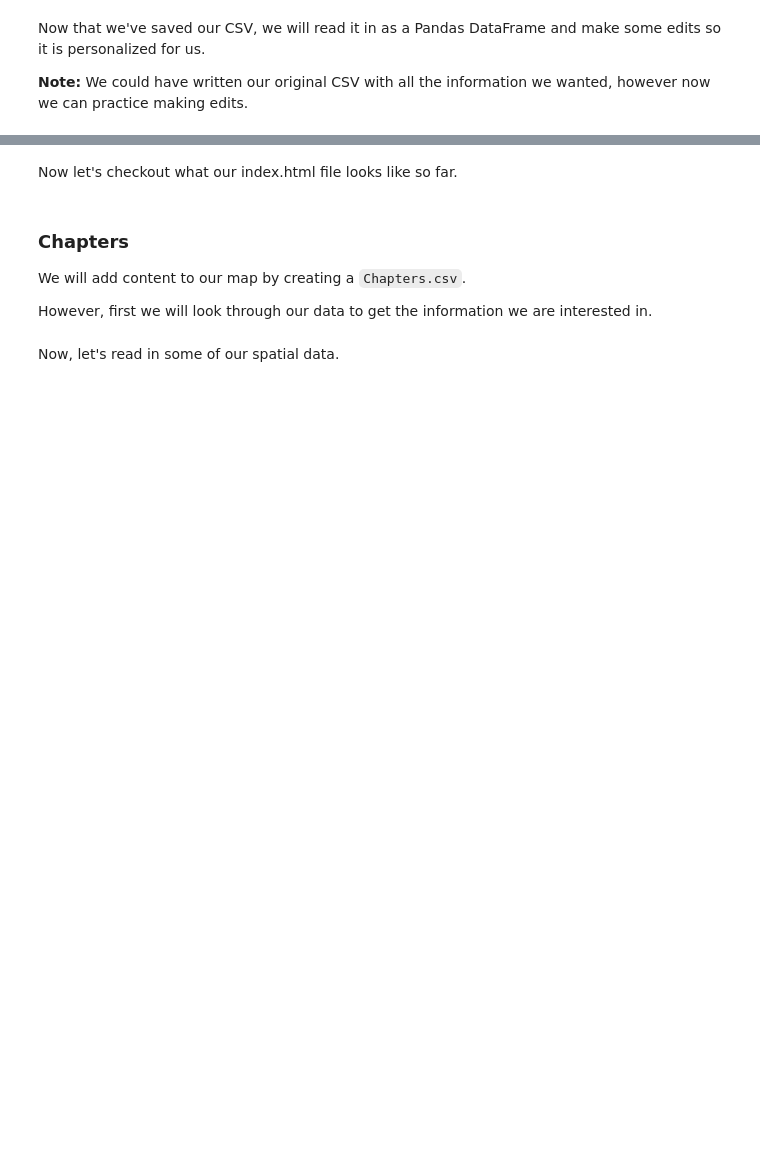
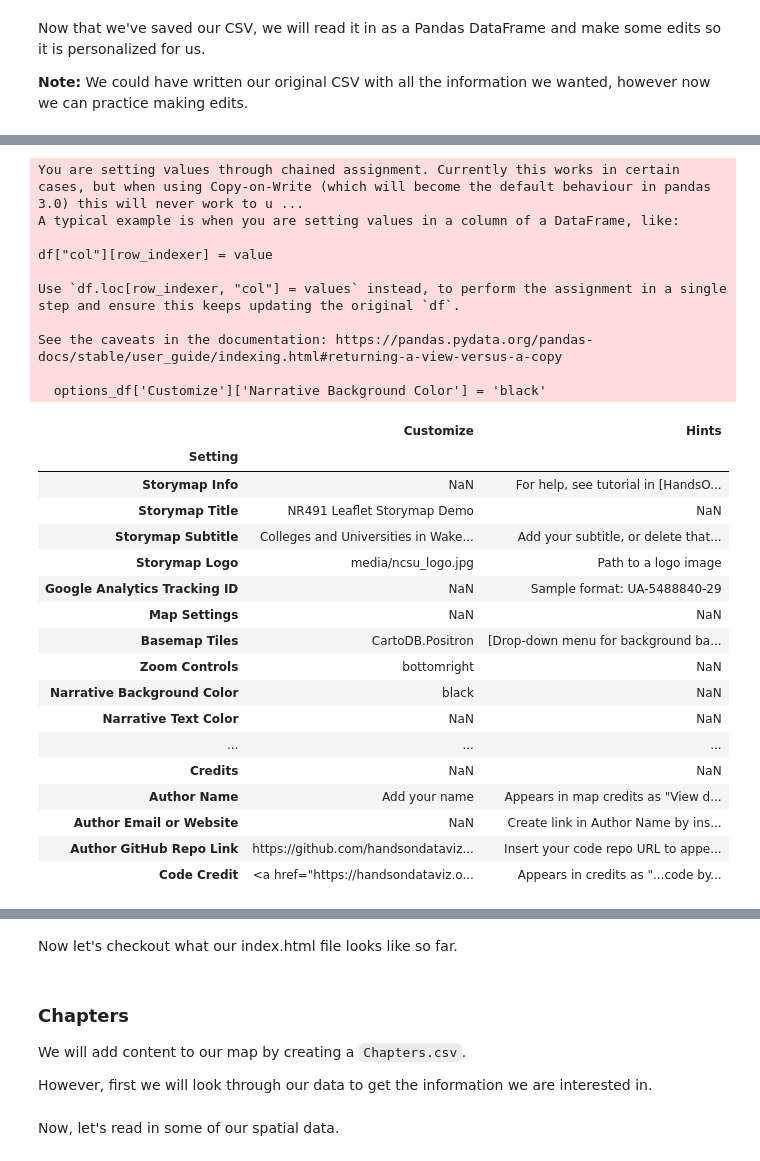
Before and after one commit to cedarcakes/GIS495_storymap_prac, a Jupyter notebook: storymap.ipynb, the cells around one changed output, grey strips where cells are left out. Saved outputs shown, nothing was run; the diff lists cells and outputs as text; code cells hidden in the pictures; blank space fills up the shorter version.

```diff
--- a/storymap.ipynb
+++ b/storymap.ipynb
@@ -140,10 +159,39 @@ options_df
 # %%
 # we will index to the specific entry we want to edit using df[col][row] indexing.
 # we read in the df with the first column as our index to make this easier for ourselves
 
 # here, we are changing the background color of our narative bar
-options_df['Customize']['Narrative Background Color'] = 'lightgray'
+options_df['Customize']['Narrative Background Color'] = 'black'
 
 options_df
+# %% [output]
+You are setting values through chained assignment. Currently this works in certain cases, but when using Copy-on-Write (which will become the default behaviour in pandas 3.0) this will never work to u ...
+A typical example is when you are setting values in a column of a DataFrame, like:
+
+df["col"][row_indexer] = value
+
+Use `df.loc[row_indexer, "col"] = values` instead, to perform the assignment in a single step and ensure this keeps updating the original `df`.
+
+See the caveats in the documentation: https://pandas.pydata.org/pandas-docs/stable/user_guide/indexing.html#returning-a-view-versus-a-copy
+
+  options_df['Customize']['Narrative Background Color'] = 'black'
+|  | Customize | Hints |
+| Setting |  |  |
+| Storymap Info | NaN | For help, see tutorial in [HandsO... |
+| Storymap Title | NR491 Leaflet Storymap Demo | NaN |
+| Storymap Subtitle | Colleges and Universities in Wake... | Add your subtitle, or delete that... |
+| Storymap Logo | media/ncsu_logo.jpg | Path to a logo image |
+| Google Analytics Tracking ID | NaN | Sample format: UA-5488840-29 |
+| Map Settings | NaN | NaN |
+| Basemap Tiles | CartoDB.Positron | [Drop-down menu for background ba... |
+| Zoom Controls | bottomright | NaN |
+| Narrative Background Color | black | NaN |
+| Narrative Text Color | NaN | NaN |
+| ... | ... | ... |
+| Credits | NaN | NaN |
+| Author Name | Add your name | Appears in map credits as "View d... |
+| Author Email or Website | NaN | Create link in Author Name by ins... |
+| Author GitHub Repo Link | https://github.com/handsondataviz... | Insert your code repo URL to appe... |
+| Code Credit | <a href="https://handsondataviz.o... | Appears in credits as "...code by... |
 # %%
 # Next, make edits to the Author Name and Author Github Repo Link so it has your information
```
Also changed, not shown: parts of 14 cells of this notebook, 1 other file.
